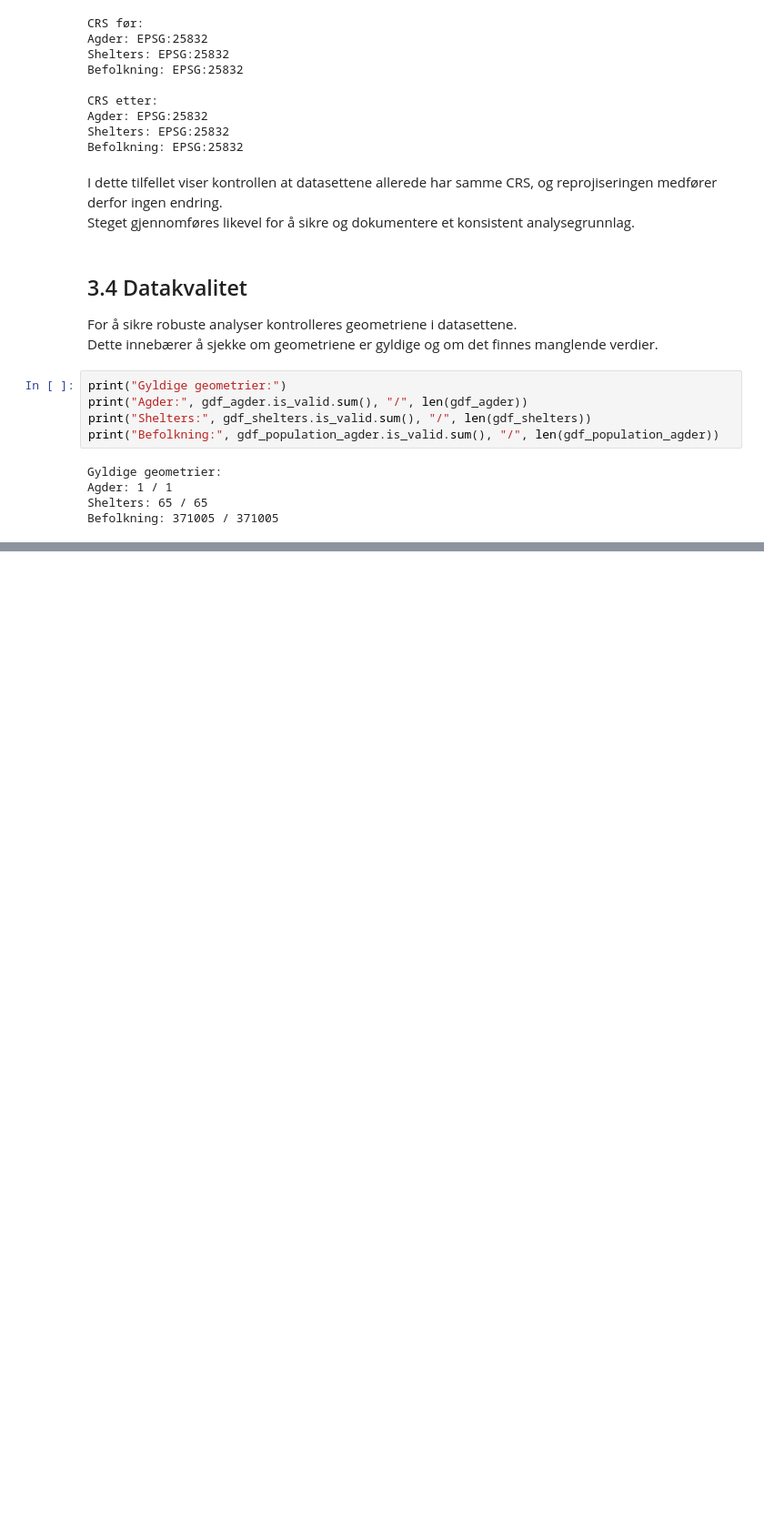
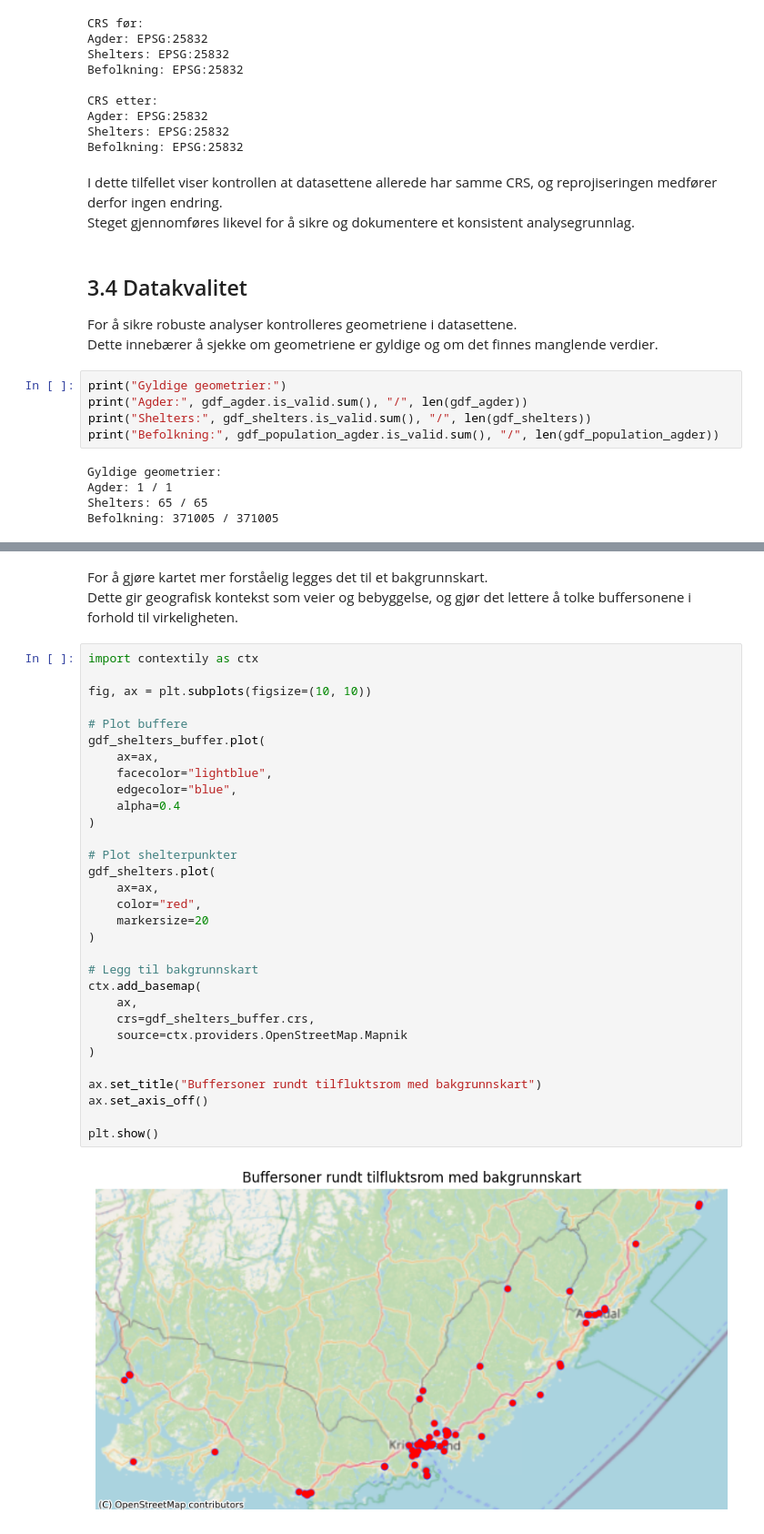
Before and after one commit to sivert-svanes/IS-218-Prosjekt, a Jupyter notebook: notebooks/analysis.ipynb, the cells around one changed output, grey strips where cells are left out. Shown at 91% size. Drawn from its saved outputs; the diff is of its cells as text; blank space fills up the shorter version.

```diff
--- a/notebooks/analysis.ipynb
+++ b/notebooks/analysis.ipynb
@@ -475,0 +572,36 @@ Befolkning: 371005 / 371005
+# %% [markdown]
+For å gjøre kartet mer forståelig legges det til et bakgrunnskart.
+Dette gir geografisk kontekst som veier og bebyggelse, og gjør det lettere å tolke buffersonene i forhold til virkeligheten.
+# %%
+import contextily as ctx
+
+fig, ax = plt.subplots(figsize=(10, 10))
+
+# Plot buffere
+gdf_shelters_buffer.plot(
+    ax=ax,
+    facecolor="lightblue",
+    edgecolor="blue",
+    alpha=0.4
+)
+
+# Plot shelterpunkter
+gdf_shelters.plot(
+    ax=ax,
+    color="red",
+    markersize=20
+)
+
+# Legg til bakgrunnskart
+ctx.add_basemap(
+    ax,
+    crs=gdf_shelters_buffer.crs,
+    source=ctx.providers.OpenStreetMap.Mapnik
+)
+
+ax.set_title("Buffersoner rundt tilfluktsrom med bakgrunnskart")
+ax.set_axis_off()
+
+plt.show()
+# %% [output]
+[figure, added]
```
Also changed, not shown: parts of 7 cells of this notebook.
